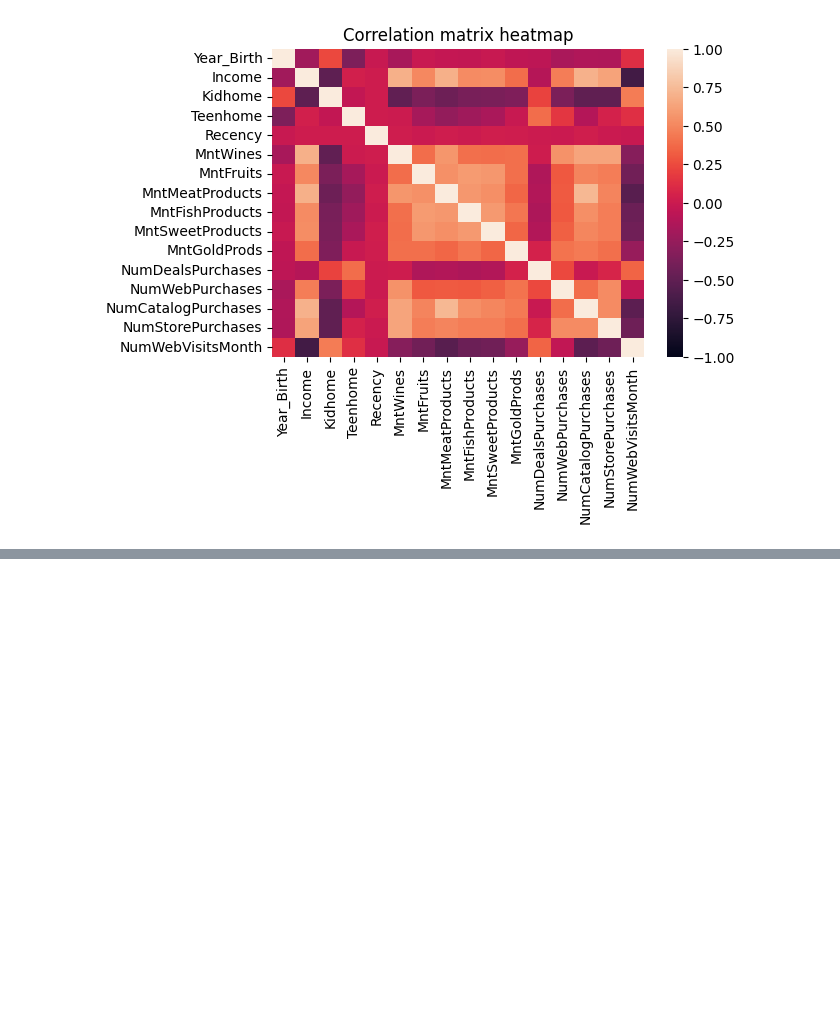
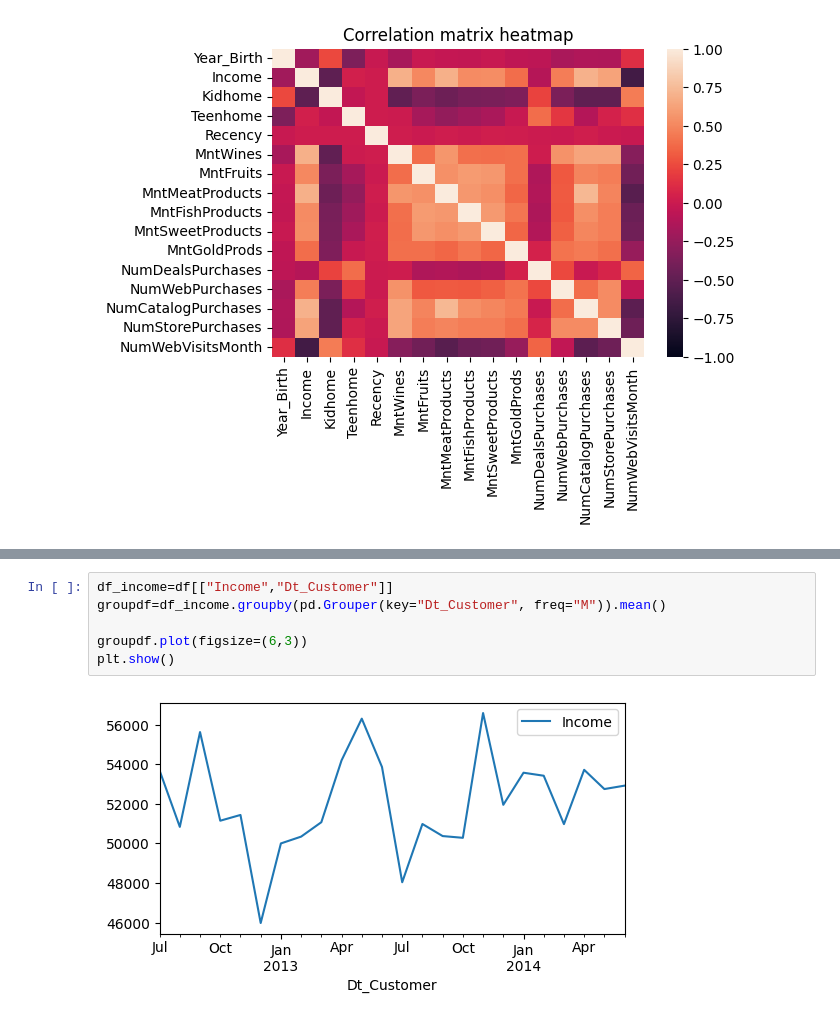
Before and after one commit to itsvaibhav30/Marketing_campaign_analysis, a Jupyter notebook: marketing_campaign_analysis.ipynb, the cells around one changed output, grey strips where cells are left out. Drawn from its saved outputs; the diff is of its cells as text; blank space fills up the shorter version.

```diff
--- a/marketing_campaign_analysis.ipynb
+++ b/marketing_campaign_analysis.ipynb
@@ -392,0 +401,8 @@ plt.show()
+# %%
+df_income=df[["Income","Dt_Customer"]]
+groupdf=df_income.groupby(pd.Grouper(key="Dt_Customer", freq="M")).mean()
+
+groupdf.plot(figsize=(6,3))
+plt.show()
+# %% [output]
+[figure, added]
```
Also changed, not shown: parts of 17 cells of this notebook.
